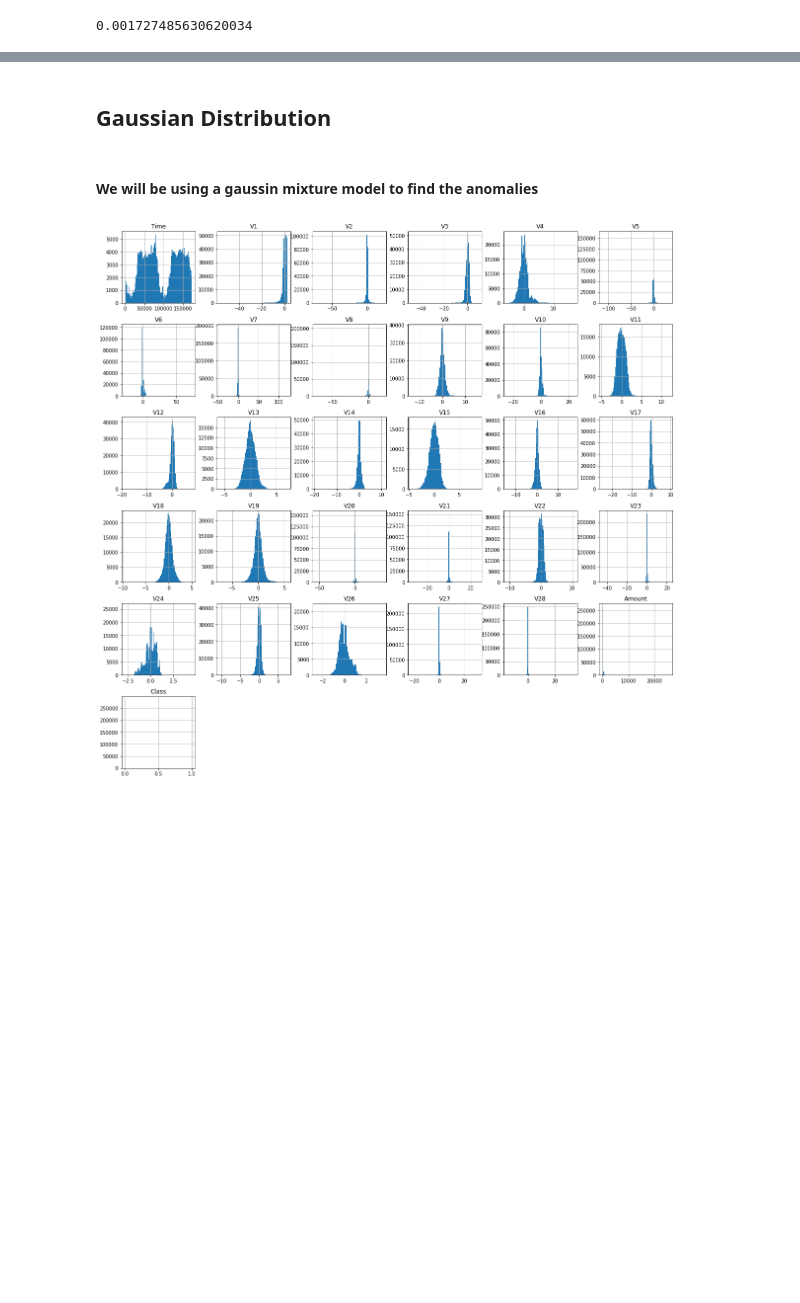
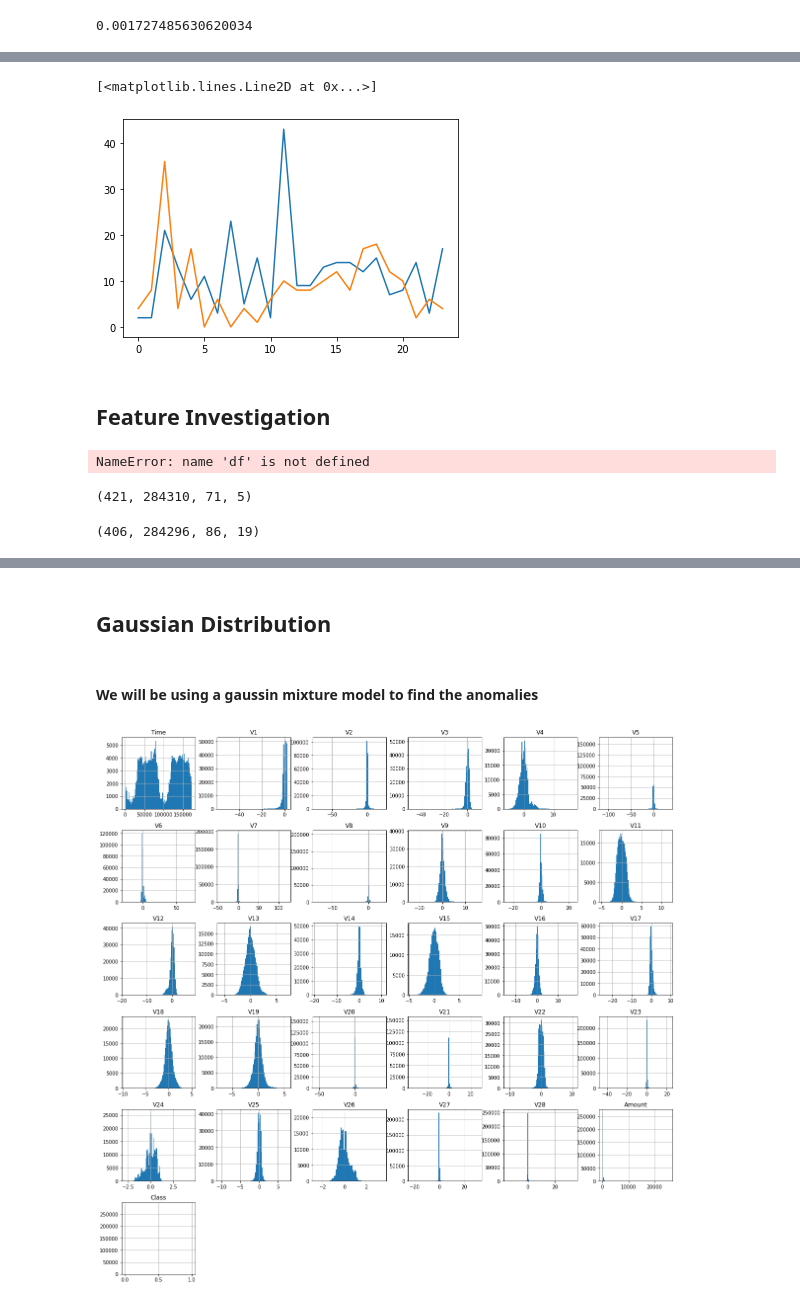
Before and after one commit to cuongmvn/CreditFraudDetection, a Jupyter notebook: notebooks/time-series-LocalOutlierFactor.ipynb, the cells around one changed output, grey strips where cells are left out. Drawn from its saved outputs; the diff is of its cells as text; code cells hidden in the pictures; blank space fills up the shorter version.

```diff
--- a/notebooks/time-series-LocalOutlierFactor.ipynb
+++ b/notebooks/time-series-LocalOutlierFactor.ipynb
@@ -97,0 +72,32 @@ rate
+# %%
+def get_hour_anomaly(df, hours):
+    _ = df[df["Time"]>3600*hours]
+    _ = _[_["Time"]<3600*(hours+1)]
+    anomalies = _[_["Class"]==1]
+    return anomalies.shape[0]
+# %%
+anomaly = []
+for i in range(48):
+    anomaly.append(get_hour_anomaly(df, i))
+# %%
+plt.plot(anomaly[:24])
+plt.plot(anomaly[24:48])
+# %% [output]
+[<matplotlib.lines.Line2D at 0x...>]
+[figure, added]
+# %% [markdown]
+## Feature Investigation
+# %%
+anomalies = df[df["Class"]==1]
+columns=df.columns
+for col in columns:
+    plt.style.use('seaborn')
+    plt.figure(figsize=(18,3))
+    plt.plot(df[col], color='blue',linestyle='--', zorder=1)
+    plt.plot(anomalies[col], linestyle='none', marker='D', color='red',zorder=2)
+    plt.gcf().autofmt_xdate()
+    plt.title(col)
+    plt.legend(col)
+    plt.show()
+# %% [output]
+NameError: name 'df' is not defined
@@ -97,0 +116,8 @@ rate
+# %%
+cutting(df,"V9", -5)
+# %% [output]
+(421, 284310, 71, 5)
+# %%
+cutting(df,"V10", -10)
+# %% [output]
+(406, 284296, 86, 19)
```
Also changed, not shown: parts of 29 cells of this notebook, 2 other files.
